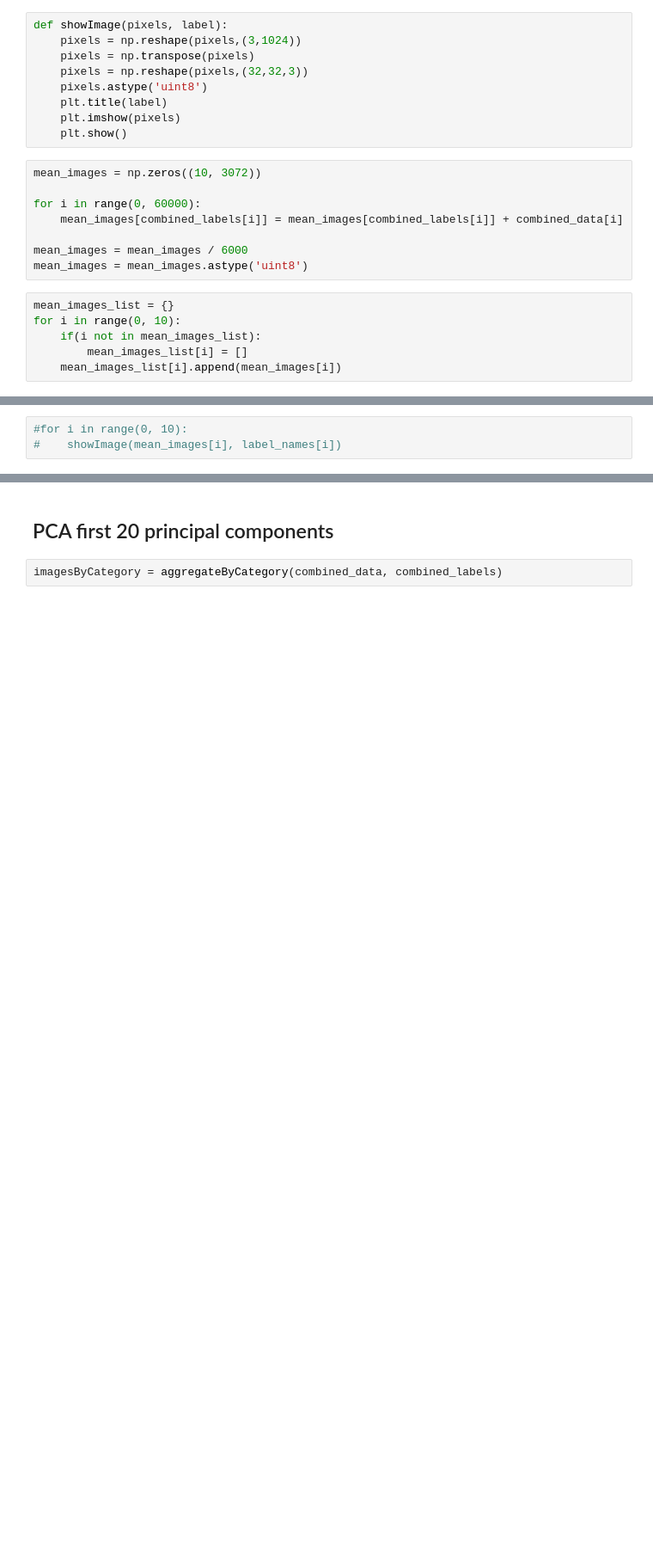
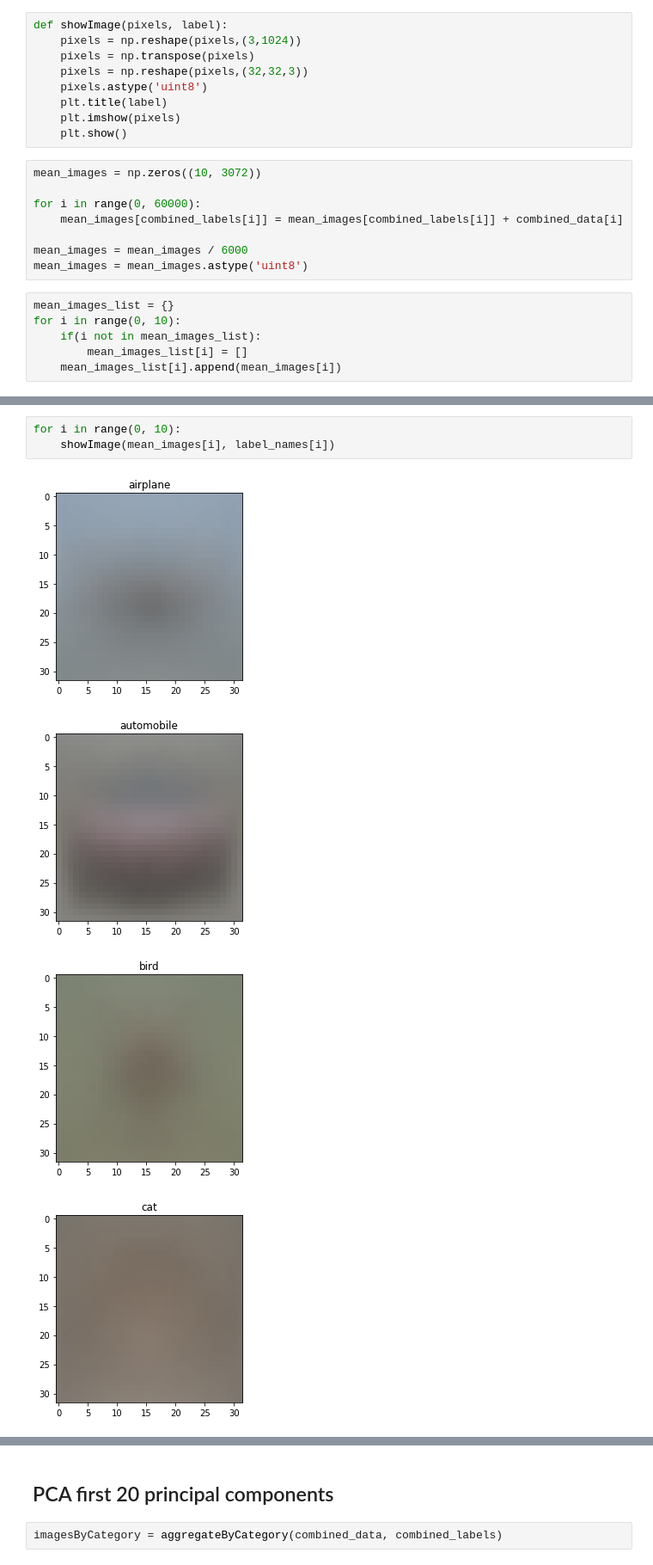
Before and after one commit to edgar971/cs-498-advanced-machine-learning, a Jupyter notebook: assignments/4-more-principal-component-analysis/assignment.ipynb, the cells around one changed output, grey strips where cells are left out. Shown at 86% size. Drawn from its saved outputs; the diff is of its cells as text; blank space fills up the shorter version.

```diff
--- a/assignments/4-more-principal-component-analysis/assignment.ipynb
+++ b/assignments/4-more-principal-component-analysis/assignment.ipynb
@@ -77,3 +81,8 @@ for i in range(0, 10):
 # %%
-#for i in range(0, 10):
-#    showImage(mean_images[i], label_names[i])
+for i in range(0, 10):
+    showImage(mean_images[i], label_names[i])
+# %% [output]
+[figure, added]
+[figure, added]
+[figure, added]
+[figure, added]
```
Also changed, not shown: parts of 15 cells of this notebook.
